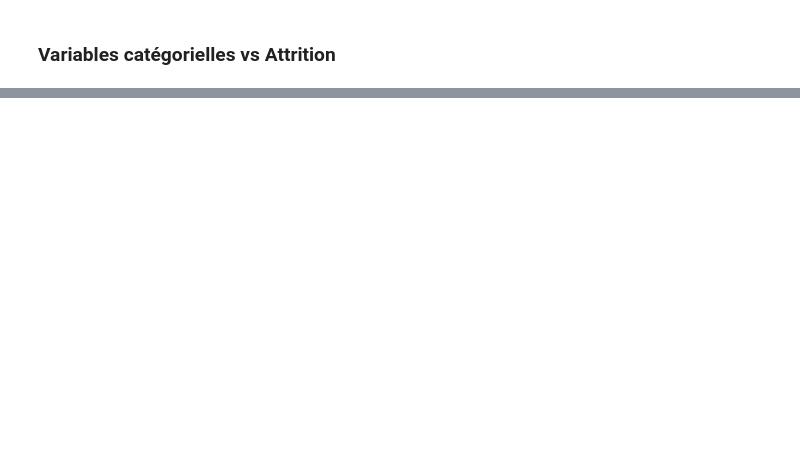
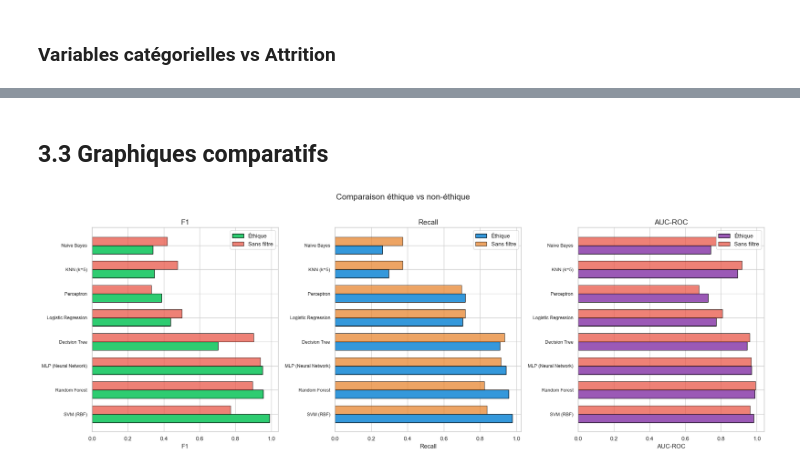
Before and after one commit to Akkuro/Ethical-turnover-analysis, a Jupyter notebook: src/main.ipynb, the cells around one changed output, grey strips where cells are left out. Drawn from its saved outputs; the diff is of its cells as text; code cells hidden in the pictures; blank space fills up the shorter version.

```diff
--- a/src/main.ipynb
+++ b/src/main.ipynb
@@ -521,7 +502,0 @@ for name, clf in classifiers.items():
-# %%
-for name in classifiers:
-    print(f"\n{'='*60}")
-    print(f" {name}")
-    print(f"{'='*60}")
-    print(classification_report(y_test_clf, clf_results[name]['y_pred'],
-                                target_names=['No (0)', 'Yes (1)']))
@@ -709,0 +1209,12 @@ Les variables retenues dans le modèle pointent vers des **leviers organisationn
+# %%
+df_eth = results_to_df(all_results['Éthique']).sort_values('F1', ascending=False)
+df_noeth = results_to_df(all_results['Non-éthique']).sort_values('F1', ascending=False)
+
+print("=== AVEC filtre éthique ===\n")
+print(df_eth[['Accuracy', 'Precision', 'Recall', 'F1', 'AUC-ROC']].to_string(float_format=lambda x: f'{x:.4f}'))
+
+print(f"\n\n=== SANS filtre éthique ===\n")
+print(df_noeth[['Accuracy', 'Precision', 'Recall', 'F1', 'AUC-ROC']].to_string(float_format=lambda x: f'{x:.4f}'))
+
+print(f"\n\n🏆 Meilleur F1 éthique    : {df_eth.index[0]} ({df_eth['F1'].iloc[0]:.4f})")
+print(f"🏆 Meilleur F1 non-éthique : {df_noeth.index[0]} ({df_noeth['F1'].iloc[0]:.4f})")
@@ -709,0 +1286,31 @@ Les variables retenues dans le modèle pointent vers des **leviers organisationn
+# %% [markdown]
+## 3.3 Graphiques comparatifs
+# %%
+fig, axes = plt.subplots(1, 3, figsize=(20, 7))
+
+for ax, metric, color_e, color_n in zip(
+    axes,
+    ['F1', 'Recall', 'AUC-ROC'],
+    ['#2ecc71', '#3498db', '#9b59b6'],
+    ['#e74c3c', '#e67e22', '#e74c3c']
+):
+    models = df_eth.index
+    x = np.arange(len(models))
+    width = 0.35
+
+    vals_eth = df_eth.loc[models, metric]
+    vals_noeth = df_noeth.reindex(models)[metric]
+
+    ax.barh(x - width/2, vals_eth, width, label='Éthique', color=color_e, edgecolor='black')
+    ax.barh(x + width/2, vals_noeth, width, label='Sans filtre', color=color_n, edgecolor='black', alpha=0.7)
+    ax.set_yticks(x)
+    ax.set_yticklabels(models, fontsize=9)
+    ax.set_xlabel(metric)
+    ax.set_title(metric, fontsize=14)
+    ax.legend()
+
+plt.suptitle('Comparaison éthique vs non-éthique', fontsize=16, y=1.02)
+plt.tight_layout()
+plt.show()
+# %% [output]
+[figure, added]
```
Also changed, not shown: parts of 85 cells of this notebook, 1 other file.
